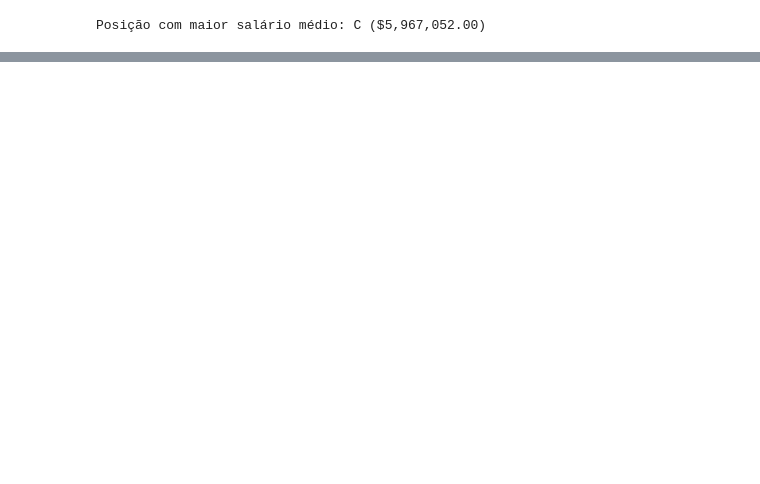
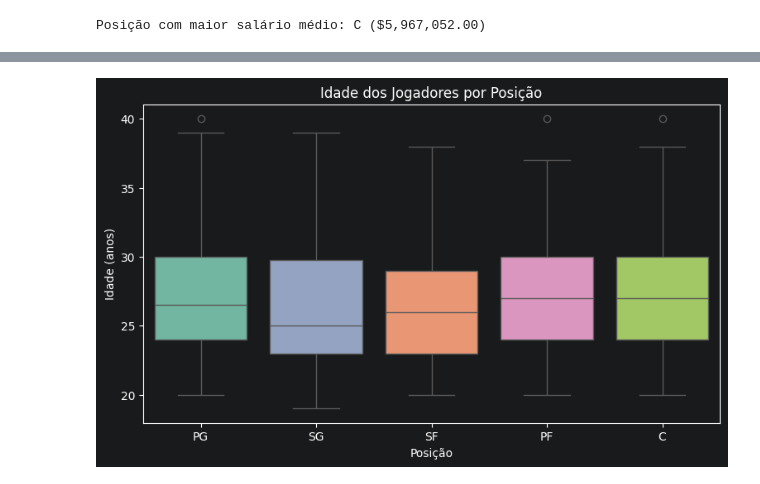
Before and after one commit to 1230953-LEI/MINDD, a Jupyter notebook: PL2/PL2.ipynb, the cells around one changed output, grey strips where cells are left out. Drawn from its saved outputs; the diff is of its cells as text; code cells hidden in the pictures; blank space fills up the shorter version.

```diff
--- a/PL2/PL2.ipynb
+++ b/PL2/PL2.ipynb
@@ -584,0 +614,11 @@ Posição com maior salário médio: C ($5,967,052.00)
+# %%
+# 35. Boxplot de Age vs Position
+plt.figure(figsize=(9, 5))
+sns.boxplot(data=df, x='Position', y='Age', hue='Position',
+            order=['PG', 'SG', 'SF', 'PF', 'C'], palette='Set2', legend=False)
+plt.title('Idade dos Jogadores por Posição')
+plt.xlabel('Posição')
+plt.ylabel('Idade (anos)')
+plt.show()
+# %% [output]
+[figure, added]
```
Also changed, not shown: parts of 18 cells of this notebook.
